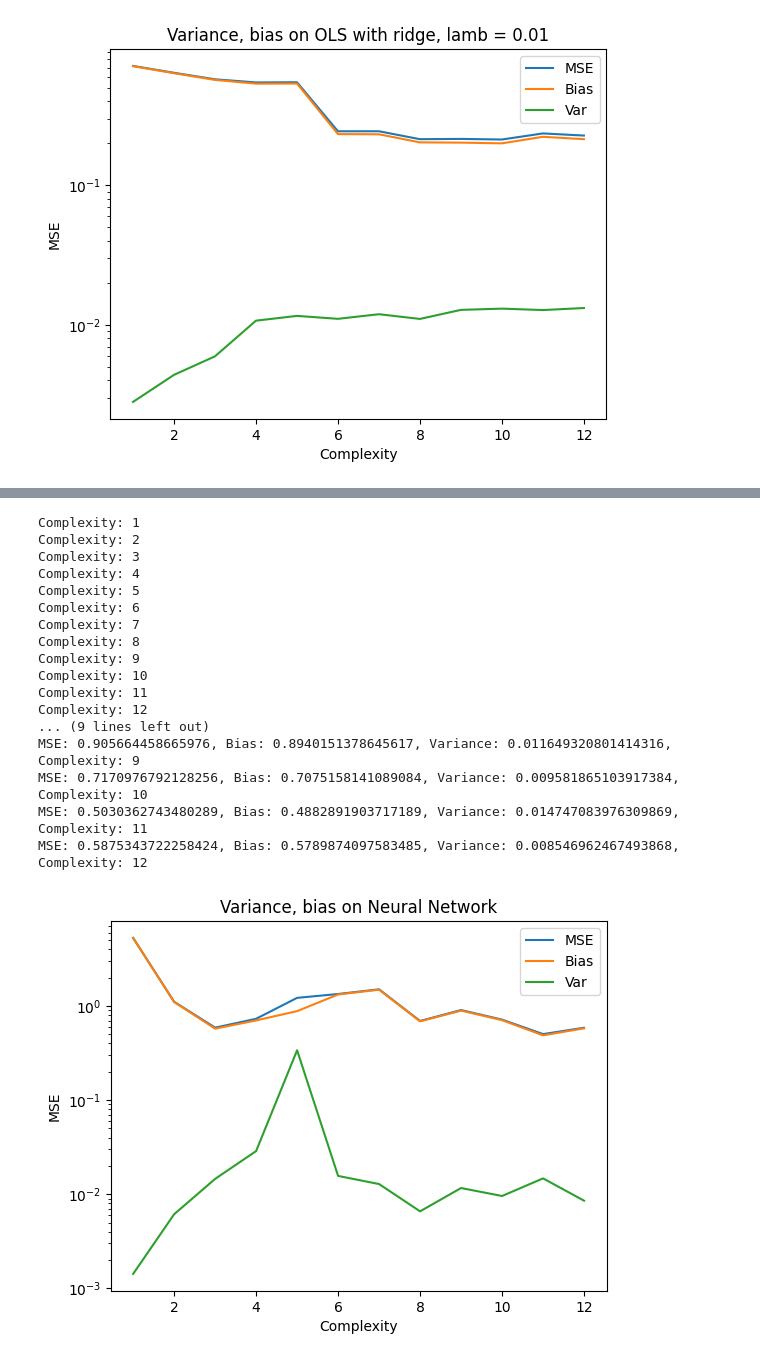
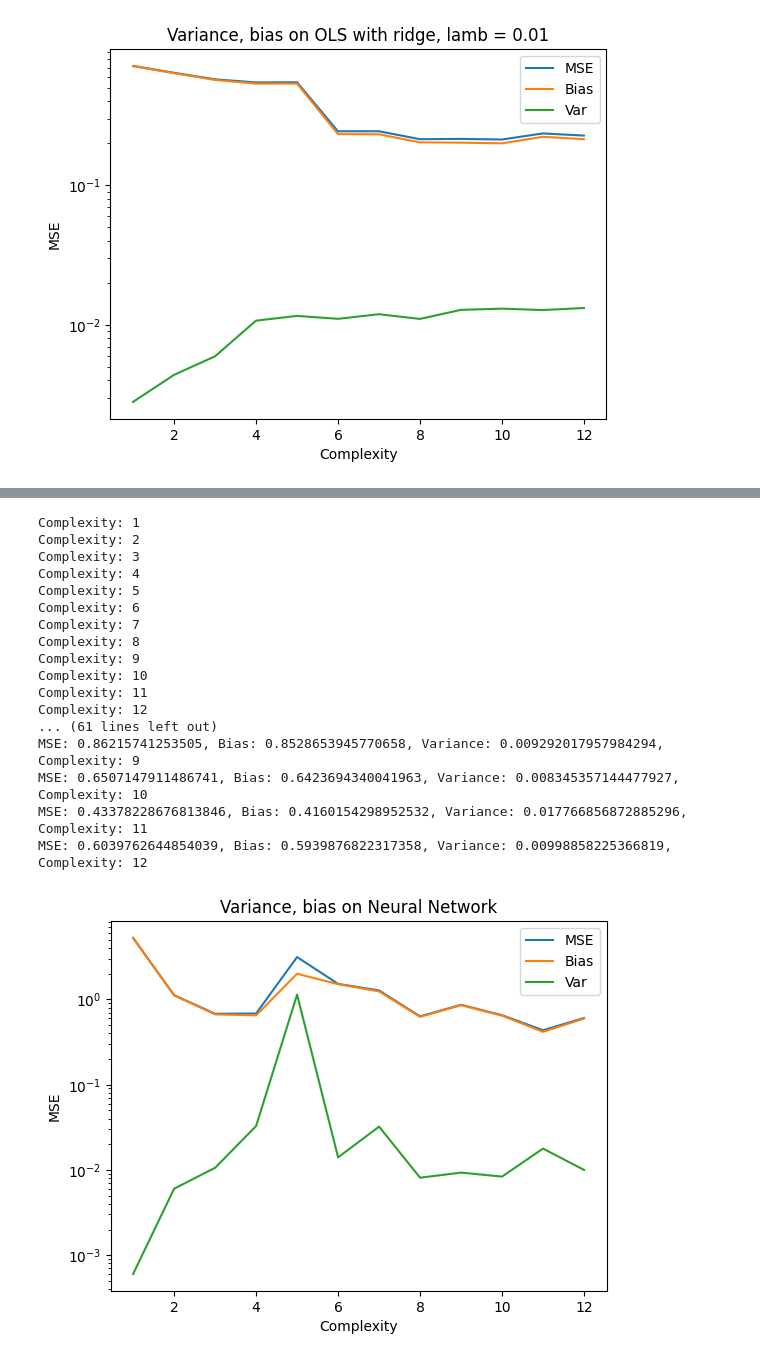
Before and after one commit to Omegalodon/FYS-STK4155, a Jupyter notebook: project3/additional.ipynb, the cells around one changed output, grey strips where cells are left out. Saved outputs shown, nothing was run; the diff lists cells and outputs as text; code cells hidden in the pictures.

```diff
--- a/project3/additional.ipynb
+++ b/project3/additional.ipynb
@@ -252,7 +233,7 @@ MSE: 0.22790507403375124, Bias: 0.21467578687785352, Variance: 0.013229287155897
 # %%
 #OLS with Lasso
 
-alpha = 0.5
+alpha = 0.01
 
 
 mse = np.zeros(complexity)
@@ -362,37 +328,37 @@ MSE: 0.13778474209448827, Bias: 0.11959313759639778, Variance: 0.018191604498090
 # %%
 #Neural network
-mse, bias, var = reg.nn(degree=complexity, max_bootstrap_cycle=max_bootstrap_cycle[0], n_val=n_val[0])
+mse, bias, var = reg.nn(degree=complexity, max_bootstrap_cycle=5, n_val=n_val[0])
 
 for i in range(complexity):
     print(f"MSE: {mse[i]}, Bias: {bias[i]}, Variance: {var[i]}, Complexity: {degrees[i]}")
 
 plt.figure(0)
 plt.title(f"Variance, bias on Neural Network")
 plt.yscale('log')
 plt.plot(degrees, mse, label="MSE")
 plt.plot(degrees, bias, label="Bias")
 plt.plot(degrees, var, label="Var")
 plt.xlabel("Complexity")
 plt.ylabel("MSE")
 plt.legend()
 plt.savefig('add_nn', dpi=300)
 plt.show()
 # %% [output]
 Complexity: 1
 Complexity: 2
 Complexity: 3
 Complexity: 4
 Complexity: 5
 Complexity: 6
 Complexity: 7
 Complexity: 8
 Complexity: 9
 Complexity: 10
 Complexity: 11
 Complexity: 12
-... (9 lines left out)
-MSE: 0.905664458665976, Bias: 0.8940151378645617, Variance: 0.011649320801414316, Complexity: 9
-MSE: 0.7170976792128256, Bias: 0.7075158141089084, Variance: 0.009581865103917384, Complexity: 10
-MSE: 0.5030362743480289, Bias: 0.4882891903717189, Variance: 0.014747083976309869, Complexity: 11
-MSE: 0.5875343722258424, Bias: 0.5789874097583485, Variance: 0.008546962467493868, Complexity: 12
+... (61 lines left out)
+MSE: 0.86215741253505, Bias: 0.8528653945770658, Variance: 0.009292017957984294, Complexity: 9
+MSE: 0.6507147911486741, Bias: 0.6423694340041963, Variance: 0.008345357144477927, Complexity: 10
+MSE: 0.43378228676813846, Bias: 0.4160154298952532, Variance: 0.017766856872885296, Complexity: 11
+MSE: 0.6039762644854039, Bias: 0.5939876822317358, Variance: 0.00998858225366819, Complexity: 12
-[figure, old version]
+[figure, new version]
```
Also changed, not shown: parts of 5 cells of this notebook.
